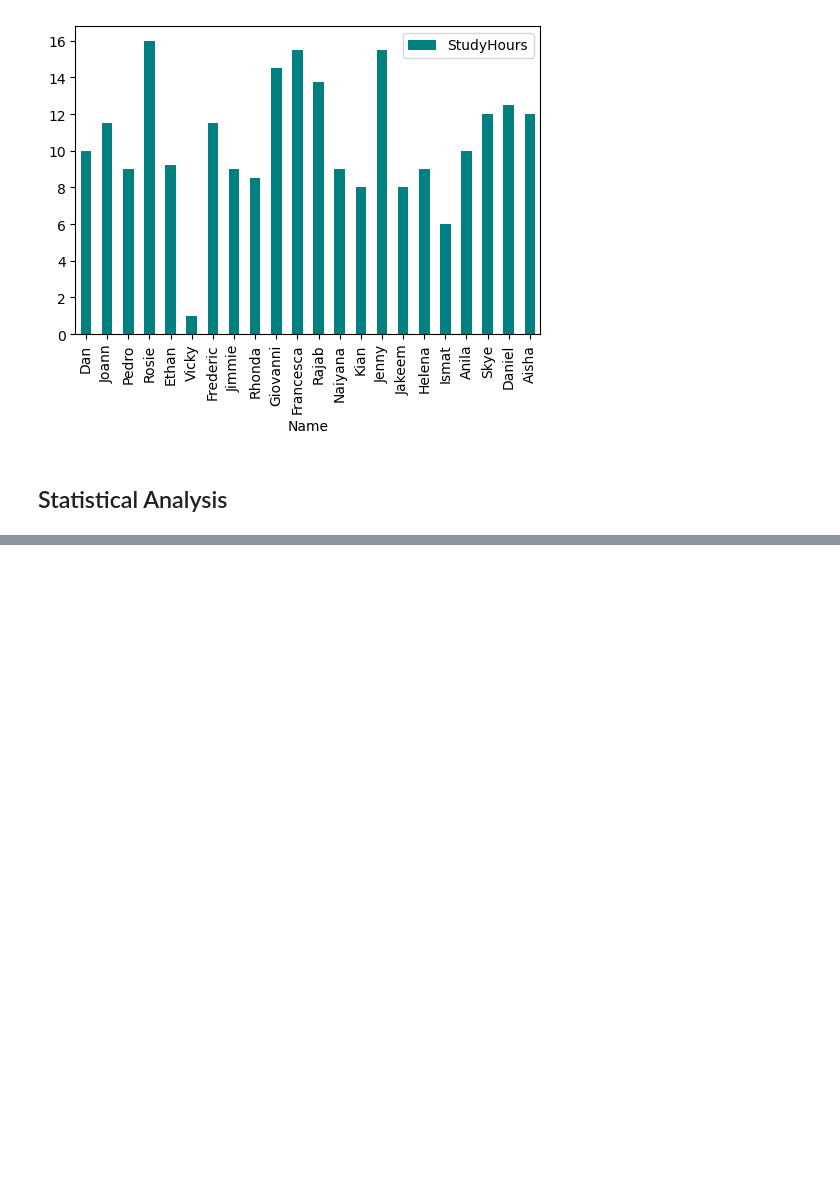
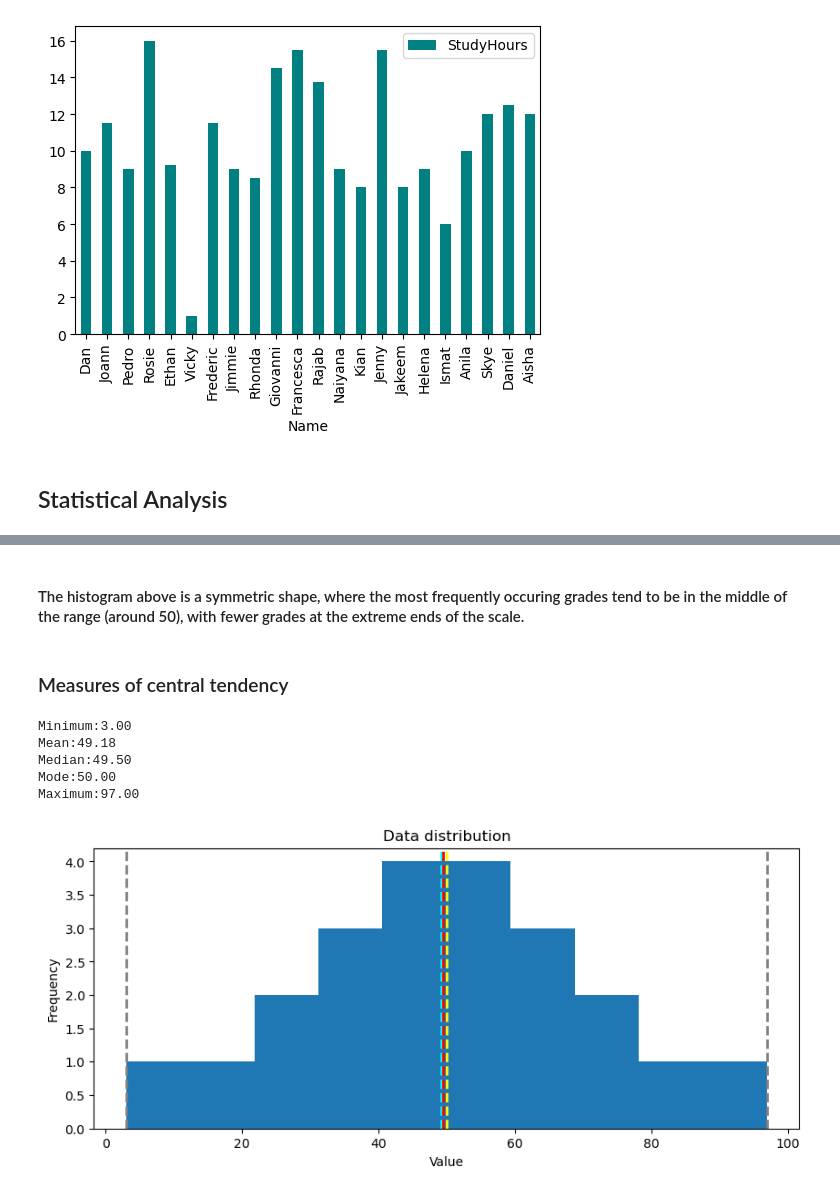
Before and after one commit to roangira99/Data-Analysis-ML, a Jupyter notebook: student_grades_viz.ipynb, the cells around one changed output, grey strips where cells are left out. Cells and saved outputs as stored; diff of their text form; code cells hidden in the pictures; blank space fills up the shorter version.

```diff
--- a/student_grades_viz.ipynb
+++ b/student_grades_viz.ipynb
@@ -111,0 +131,44 @@ df_students.plot.bar(x='Name', y='StudyHours', color='teal', figsize=(6,4))
+# %% [markdown]
+#### The histogram above is a symmetric shape, where the most frequently occuring grades tend to be in the middle of the range (around 50), with fewer grades at the extreme ends of the scale.
+# %% [markdown]
+### Measures of central tendency
+# %%
+## Get the variable to examine
+var = df_students['Grade']
+
+# Get statistics
+min_val = var.min()
+max_val = var.max()
+mean_val = var.mean()
+med_val = var.median()
+mod_val = var.mode()[0]
+
+print('Minimum:{:.2f}\nMean:{:.2f}\nMedian:{:.2f}\nMode:{:.2f}\nMaximum:{:.2f}\n'.format(
+min_val, mean_val, med_val, mod_val, max_val))
+
+# Create a figure
+fig = plt.figure(figsize=(10, 4))
+
+# Plot a histogram
+plt.hist(var)
+
+# Add lines for the statistics
+plt.axvline(x=min_val, color = 'gray', linestyle='dashed', linewidth=2)
+plt.axvline(x=mean_val, color = 'cyan', linestyle='dashed', linewidth=2)
+plt.axvline(x=med_val, color = 'red', linestyle='dashed', linewidth=2)
+plt.axvline(x=mod_val, color = 'yellow', linestyle='dashed', linewidth=2)
+plt.axvline(x=max_val, color = 'gray', linestyle='dashed', linewidth=2)
+
+# Add titles and labels
+plt.title('Data distribution')
+plt.xlabel('Value')
+plt.ylabel('Frequency')
+
+fig.show()
+# %% [output]
+Minimum:3.00
+Mean:49.18
+Median:49.50
+Mode:50.00
+Maximum:97.00
+[figure, added]
```
Also changed, not shown: parts of 12 cells of this notebook.
